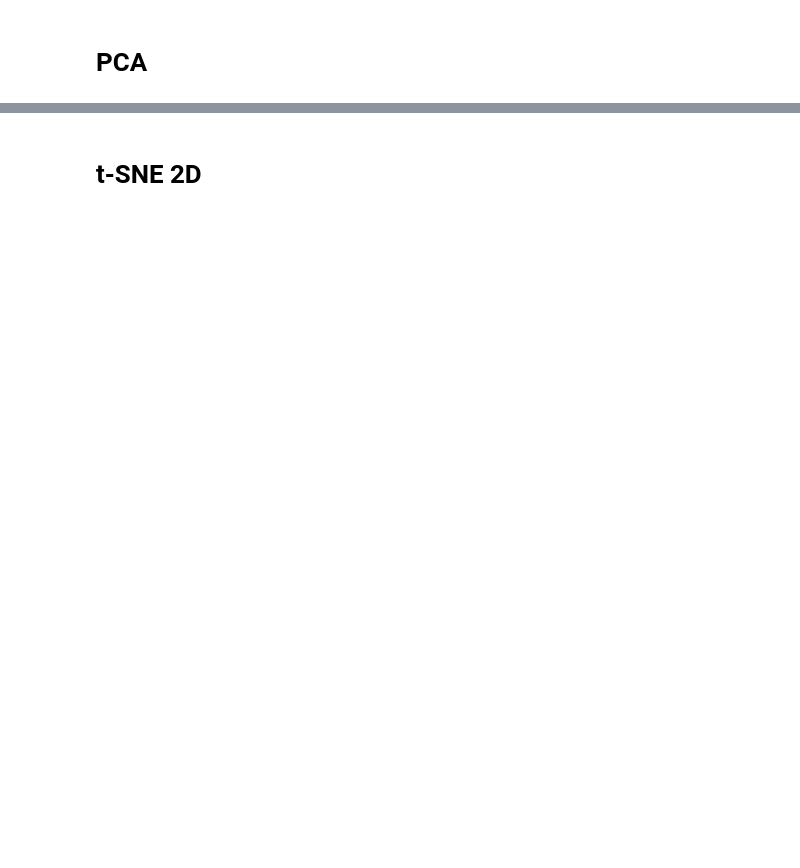
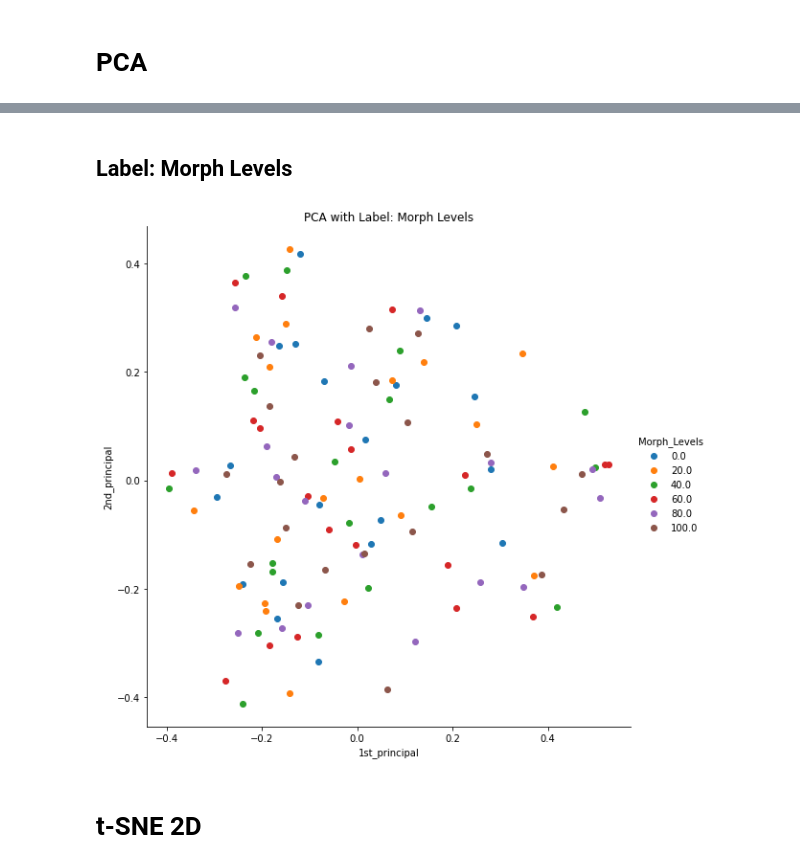
Before and after one commit to SRatna/RAML-morphed-faces, a Jupyter notebook: feature_extraction.ipynb, the cells around one changed output, grey strips where cells are left out. Saved outputs shown, nothing was run; the diff lists cells and outputs as text; code cells hidden in the pictures; blank space fills up the shorter version.

```diff
--- a/feature_extraction.ipynb
+++ b/feature_extraction.ipynb
@@ -103,2 +94,14 @@ shape of pca_reduced.shape =  (120, 2)
+# %% [markdown]
+## Label: Morph Levels
+# %%
+pca_data = pca.fit_transform(face_feature_vectors)
+pca_data = np.vstack((pca_data.T, labels_morph_level)).T
+# creating a new data fram which help us in ploting the result data
+pca_df = pd.DataFrame(data=pca_data, columns=("1st_principal", "2nd_principal", "Morph_Levels"))
+sn.FacetGrid(pca_df, hue="Morph_Levels", height=8).map(plt.scatter, '1st_principal', '2nd_principal').add_legend()
+plt.title('PCA with Label: Morph Levels')
+plt.show()
+# %% [output]
+[figure, added]
 # %% [markdown]
 # t-SNE 2D
```
Also changed, not shown: parts of 26 cells of this notebook, 1 other file.
